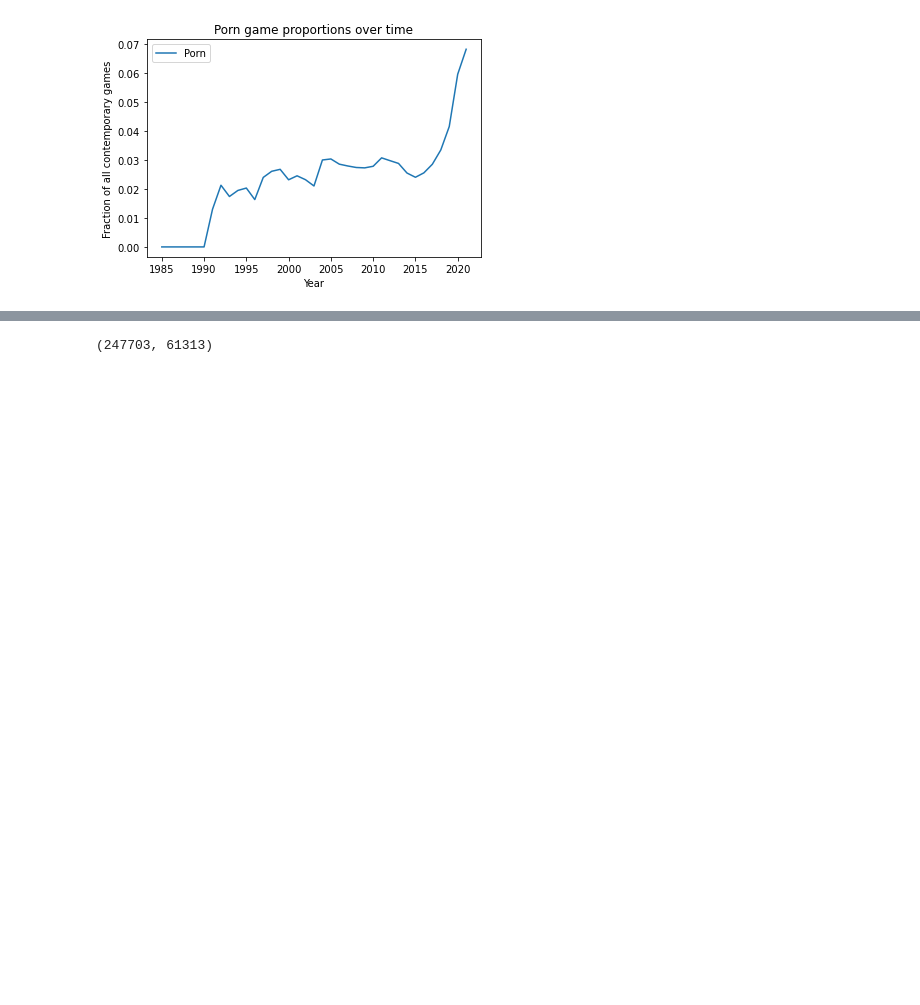
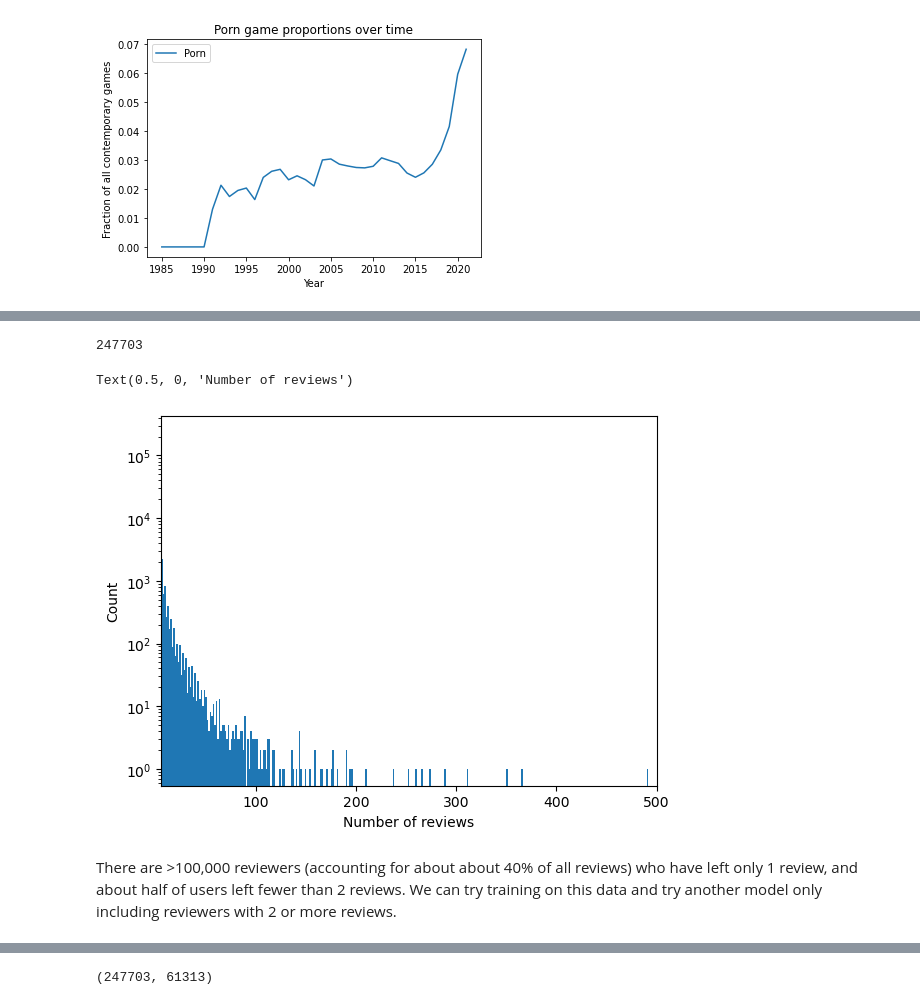
Before and after one commit to isam7/SteamScraping, a Jupyter notebook: Steam Data Analysis.ipynb, the cells around one changed output, grey strips where cells are left out. Drawn from its saved outputs; the diff is of its cells as text; code cells hidden in the pictures; blank space fills up the shorter version.

```diff
--- a/Steam Data Analysis.ipynb
+++ b/Steam Data Analysis.ipynb
@@ -824,0 +756,4 @@ reviewsDataCutoff[reviewsDataCutoff['appID'] == 1245620]
+# %%
+len(reviewsData.authorID.unique())
+# %% [output]
+247703
@@ -824,0 +801,12 @@ reviewsDataCutoff[reviewsDataCutoff['appID'] == 1245620]
+# %%
+
+#Make a histogram of review numbers
+plt.hist(authorReviewsCount.values(), bins = 500)
+
+plt.xlim(5,500)
+plt.yscale('log')
+plt.ylabel('Count')
+plt.xlabel('Number of reviews')
+# %% [output]
+Text(0.5, 0, 'Number of reviews')
+[figure, added]
@@ -824,0 +821,2 @@ reviewsDataCutoff[reviewsDataCutoff['appID'] == 1245620]
+# %% [markdown]
+There are >100,000 reviewers (accounting for about about 40% of all reviews) who have left only 1 review, and about half of users left fewer than 2 reviews. We can try training on this data and try another model only including reviewers with 2 or more reviews.
```
Also changed, not shown: parts of 84 cells of this notebook, 1 other file.
